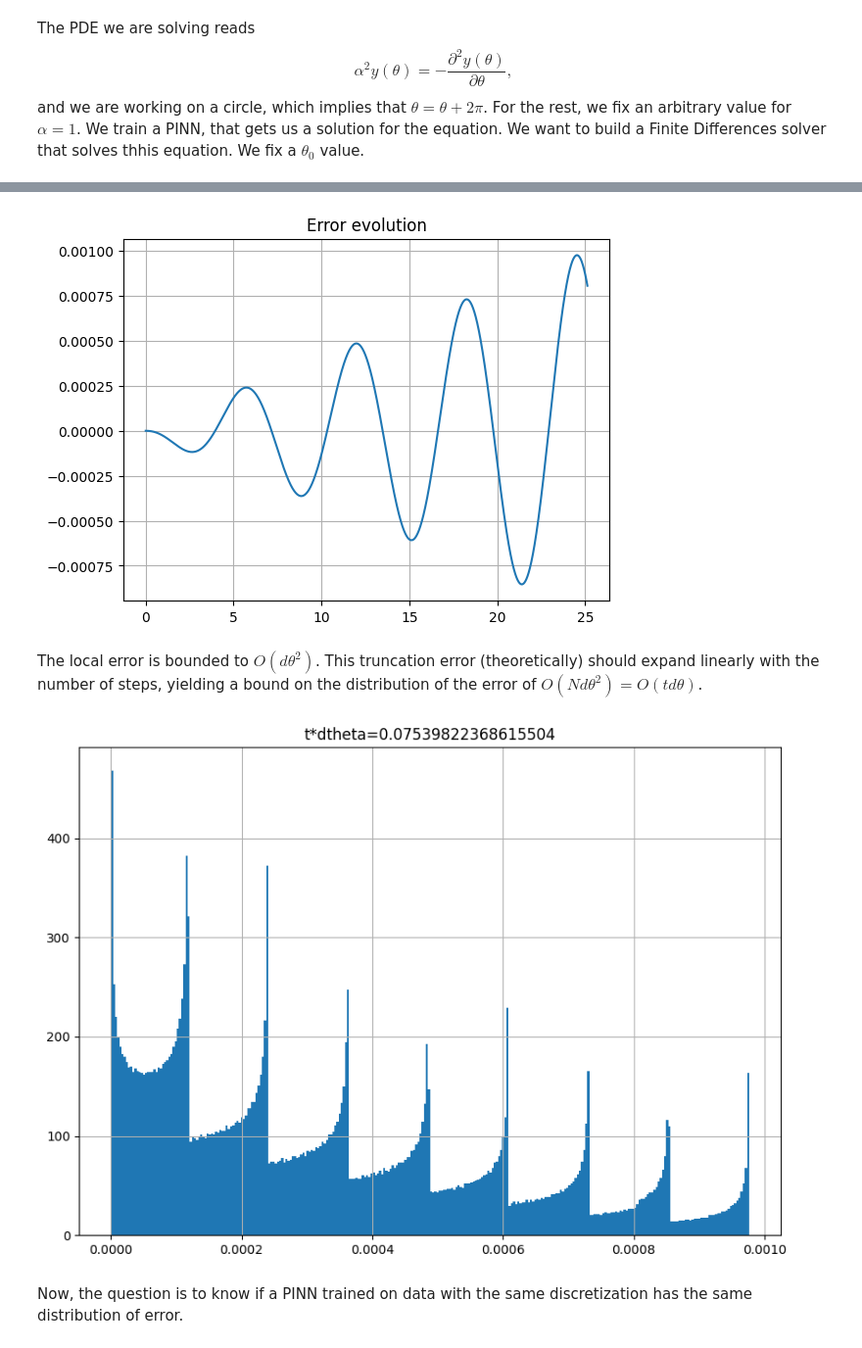
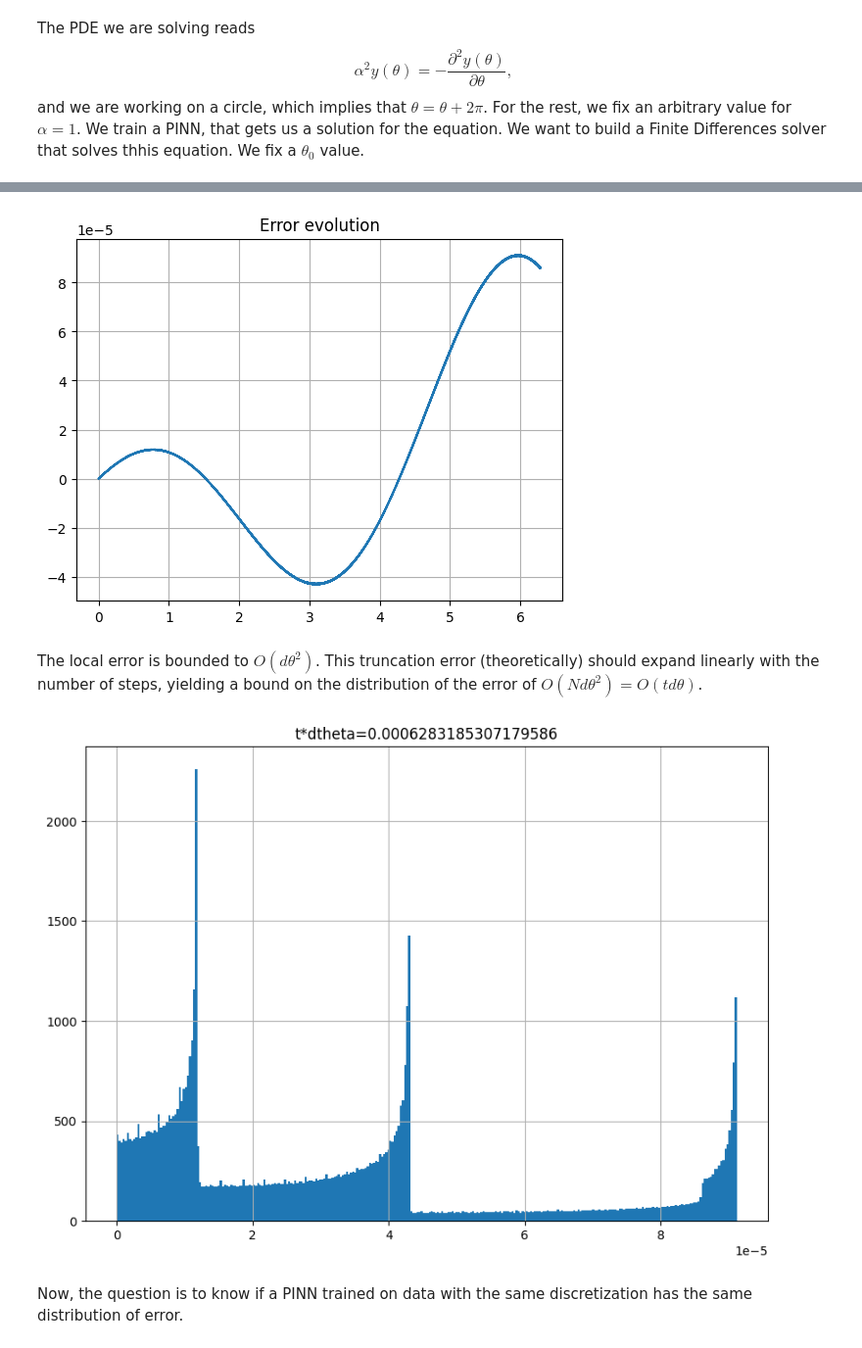
Before and after one commit to pascaltribel/polyharmonic_critic_equation, a Jupyter notebook: FD_solver.ipynb, the cells around one changed output, grey strips where cells are left out. Shown at 98% size. Cells and saved outputs as stored; diff of their text form; code cells hidden in the pictures.

```diff
--- a/FD_solver.ipynb
+++ b/FD_solver.ipynb
@@ -14,10 +15,10 @@ $$\alpha^2 y(\theta) = -\frac{\partial^2 y(\theta)}{\partial \theta},$$
 and we are working on a circle, which implies that $\theta = \theta + 2\pi$. For the rest, we fix an arbitrary value for $\alpha=1$.
 We train a PINN, that gets us a solution for the equation.  We want to build a Finite Differences solver that solves thhis equation. We fix a $\theta_0$ value.
 # %%
-alpha = torch.tensor(1.)
+alpha = 1.
 theta0 = torch.tensor(0.96303)
-dtheta = torch.tensor(1e-5)
-t_range = 8*torch.pi
+dtheta = 1e-4
+t_range = 2*torch.pi
 # %%
 thetas = torch.linspace(0, t_range, int(t_range/dtheta))
 # %%
@@ -27,6 +28,6 @@ def fd_solver(y0, y1, dtheta, t):
     ys = [y0, y1]
     for _ in tqdm(range(int(t/dtheta)-2)):
         ys.append((-alpha**2)*ys[-1]*dtheta**2+2*ys[-1]-ys[-2])
-    return torch.stack(ys)
+    return ys
 # %%
-y_hat = fd_solver(y[0], y[1], dtheta, t_range)
+y_hat = fd_solver(y[0].item(), y[1].item(), dtheta, t_range)
@@ -35,3 +34,5 @@ KeyboardInterrupt:
+# %%
+y_hat = torch.tensor(y_hat)
 # %%
 plt.plot(thetas.cpu(), y_hat.cpu(), label="yhat")
 plt.plot(thetas.cpu(), y.cpu(), label="y")
@@ -46,16 +47,16 @@ plt.title("Error evolution")
 plt.grid()
 plt.show()
 # %% [output]
-[figure, old version]
+[figure, new version]
 # %% [markdown]
 The local error is bounded to $O(d\theta^2)$. This truncation error (theoretically) should expand linearly with the number of steps, yielding a bound on the distribution of the error of $O(N d\theta^2) = O(t d\theta)$.
 # %%
 plt.figure(figsize=(10, 7))
 plt.hist(torch.abs(y-y_hat).cpu(), bins=300)
-plt.title(f"t*dtheta={t*dtheta}")
+plt.title(f"t*dtheta={t_range*dtheta}")
 plt.grid()
 plt.show()
 # %% [output]
-[figure, old version]
+[figure, new version]
 # %% [markdown]
 Now, the question is to know if a PINN trained on data with the same discretization has the same distribution of error.
```
Also changed, not shown: parts of 9 cells of this notebook, 16 other files.
